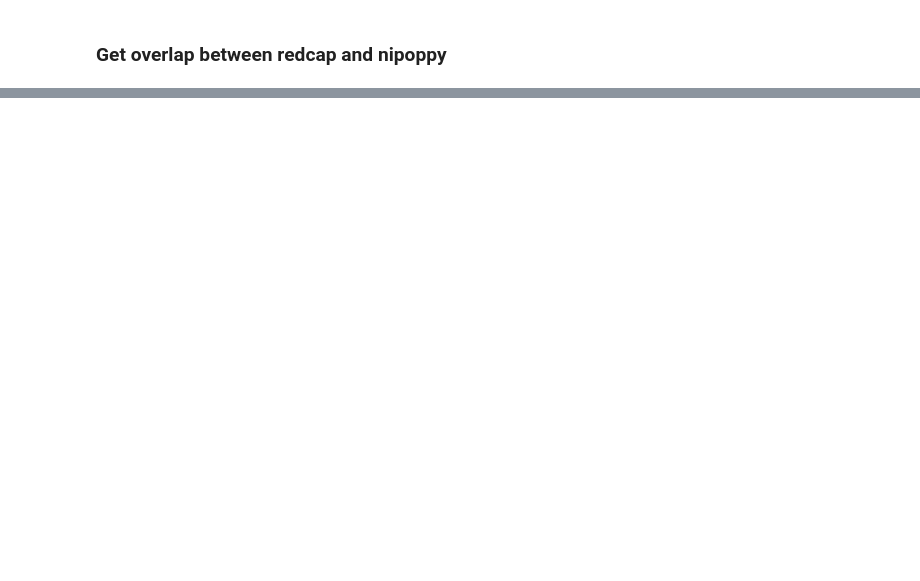
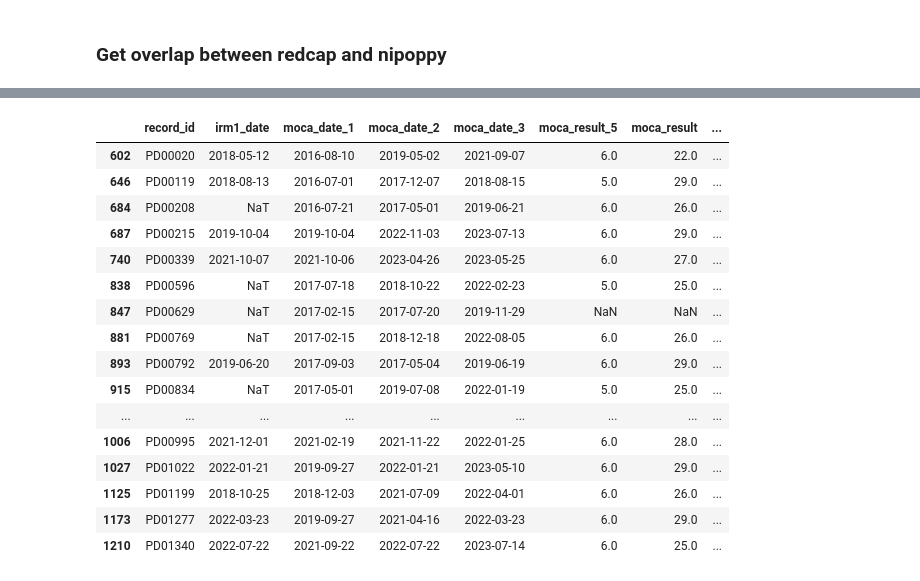
Before and after one commit to nipoppy/nipoppy, a Jupyter notebook: nipoppy/notebooks/tabular_merge.ipynb, the cells around one changed output, grey strips where cells are left out. Cells and saved outputs as stored; diff of their text form; code cells hidden in the pictures; blank space fills up the shorter version.

```diff
--- a/nipoppy/notebooks/tabular_merge.ipynb
+++ b/nipoppy/notebooks/tabular_merge.ipynb
@@ -350,5 +559,5 @@ query_df[res].head()
 # %%
-date_cols = ["full_mds_date_1","full_mds_date_2","full_mds_date_3","moca_date_1","moca_date_2","moca_date_3"]
+date_cols = ["irm1_date", "part3_date_1","full_mds_date_1","full_mds_date_2","full_mds_date_3","moca_date_1","moca_date_2","moca_date_3"]
 
 for col in date_cols:
     query_df[col] = pd.to_datetime(query_df[col], errors='coerce')
@@ -357,3 +575,23 @@ for col in date_cols:
+# %%
+query_df[~query_df[col].isna()][[index_col,"irm1_date","moca_date_1","moca_date_2","moca_date_3","moca_result_5", "moca_result", "moca_calculation"]]
+# %% [output]
+|  | record_id | irm1_date | moca_date_1 | moca_date_2 | moca_date_3 | moca_result_5 | moca_result | ... |
+| 602 | PD00020 | 2018-05-12 | 2016-08-10 | 2019-05-02 | 2021-09-07 | 6.0 | 22.0 | ... |
+| 646 | PD00119 | 2018-08-13 | 2016-07-01 | 2017-12-07 | 2018-08-15 | 5.0 | 29.0 | ... |
+| 684 | PD00208 | NaT | 2016-07-21 | 2017-05-01 | 2019-06-21 | 6.0 | 26.0 | ... |
+| 687 | PD00215 | 2019-10-04 | 2019-10-04 | 2022-11-03 | 2023-07-13 | 6.0 | 29.0 | ... |
+| 740 | PD00339 | 2021-10-07 | 2021-10-06 | 2023-04-26 | 2023-05-25 | 6.0 | 27.0 | ... |
+| 838 | PD00596 | NaT | 2017-07-18 | 2018-10-22 | 2022-02-23 | 5.0 | 25.0 | ... |
+| 847 | PD00629 | NaT | 2017-02-15 | 2017-07-20 | 2019-11-29 | NaN | NaN | ... |
+| 881 | PD00769 | NaT | 2017-02-15 | 2018-12-18 | 2022-08-05 | 6.0 | 26.0 | ... |
+| 893 | PD00792 | 2019-06-20 | 2017-09-03 | 2017-05-04 | 2019-06-19 | 6.0 | 29.0 | ... |
+| 915 | PD00834 | NaT | 2017-05-01 | 2019-07-08 | 2022-01-19 | 5.0 | 25.0 | ... |
+| ... | ... | ... | ... | ... | ... | ... | ... | ... |
+| 1006 | PD00995 | 2021-12-01 | 2021-02-19 | 2021-11-22 | 2022-01-25 | 6.0 | 28.0 | ... |
+| 1027 | PD01022 | 2022-01-21 | 2019-09-27 | 2022-01-21 | 2023-05-10 | 6.0 | 29.0 | ... |
+| 1125 | PD01199 | 2018-10-25 | 2018-12-03 | 2021-07-09 | 2022-04-01 | 6.0 | 26.0 | ... |
+| 1173 | PD01277 | 2022-03-23 | 2019-09-27 | 2021-04-16 | 2022-03-23 | 6.0 | 29.0 | ... |
+| 1210 | PD01340 | 2022-07-22 | 2021-09-22 | 2022-07-22 | 2023-07-14 | 6.0 | 25.0 | ... |
 # %%
 qpn_updrs_participants = set(nipoppy_participants).intersection(set(updrs_redcap_participants))
 updrs_df = query_df[query_df[index_col].isin(qpn_updrs_participants)][[index_col,"redcap_event_name", "full_mds_date_1", "updrs_score_part_3"]]
```
Also changed, not shown: parts of 31 cells of this notebook, 2 other files.
